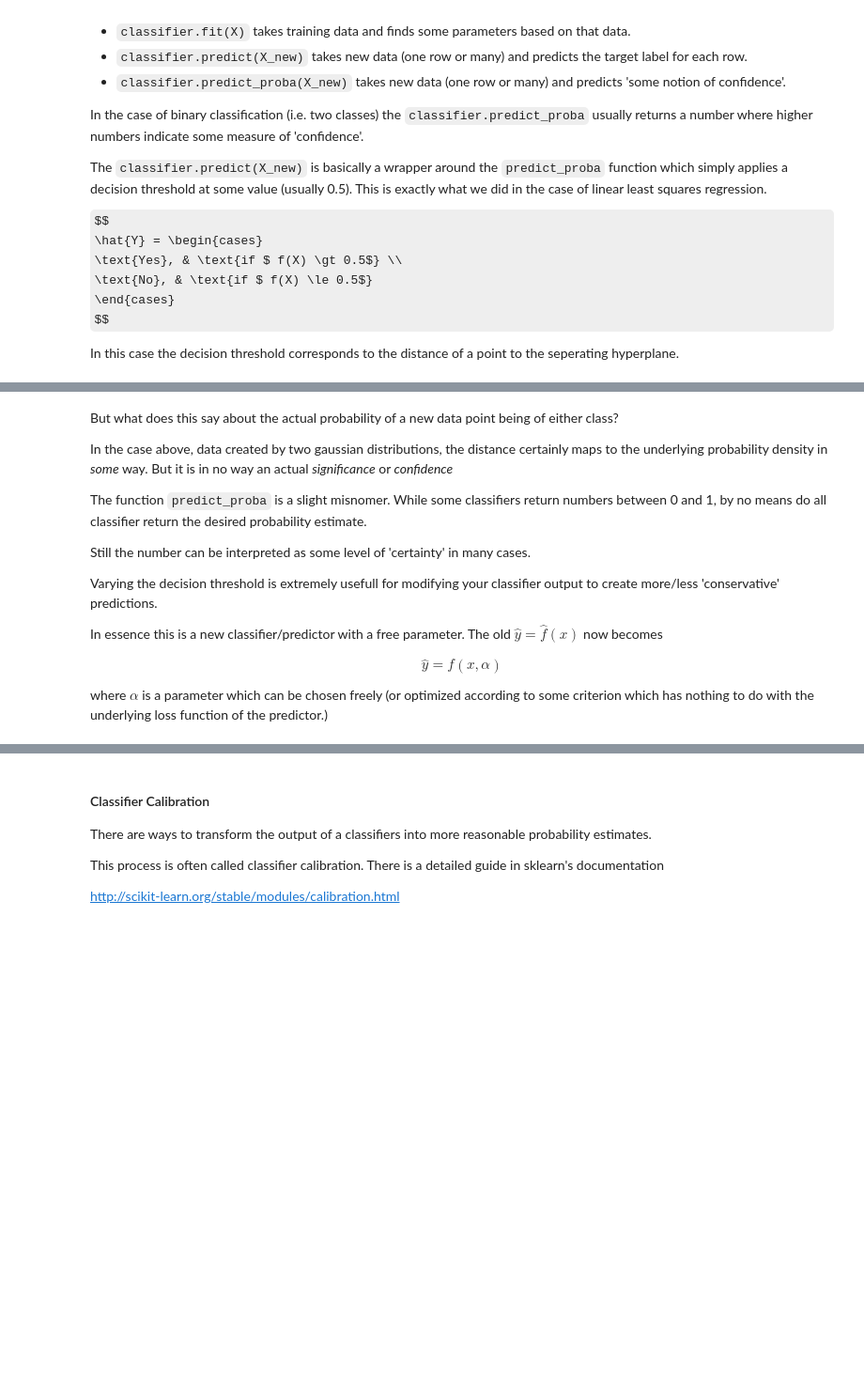
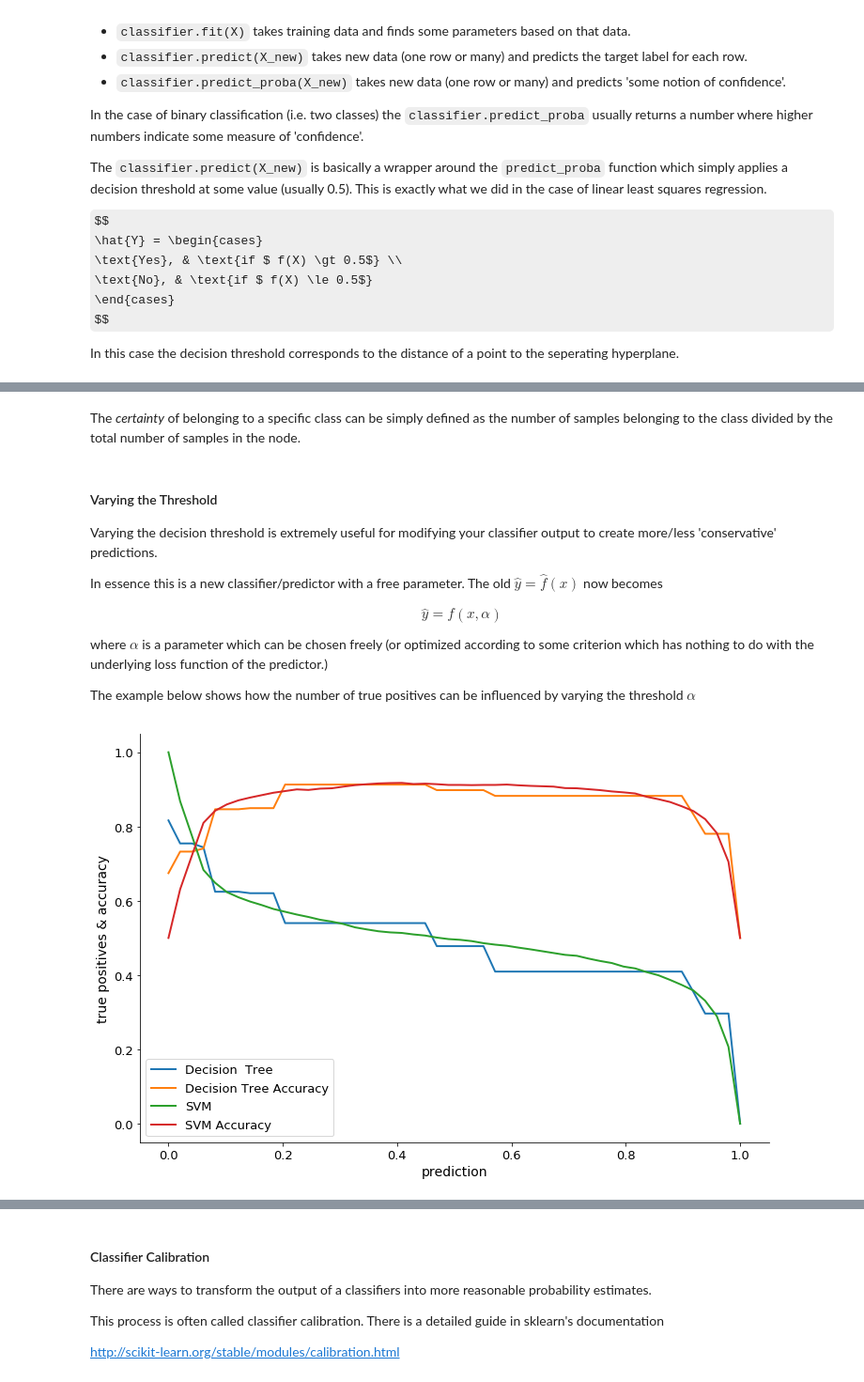
Before and after one commit to kbruegge/machine-learning-lecture, a Jupyter notebook: smd_ml.ipynb, the cells around one changed output, grey strips where cells are left out. Shown at 94% size. Cells and saved outputs as stored; diff of their text form; code cells hidden in the pictures; some formulas as TeX source; blank space fills up the shorter version.

```diff
--- a/smd_ml.ipynb
+++ b/smd_ml.ipynb
@@ -1515,13 +1754,10 @@ In this case the decision threshold corresponds to the distance of a point to th
+# %% [markdown]
+The *certainty* of belonging to a specific class can be simply defined as the number of samples belonging to the class divided by the total number of samples in the node.
 # %% [markdown]
-But what does this say about the actual probability of a new data point being of either class?
+#### Varying the Threshold
 
-In the case above, data created by two gaussian distributions, the distance certainly maps to the underlying probability density in *some* way. But it is in no way an actual *significance* or *confidence*
-
-The function `predict_proba` is a slight misnomer. While some classifiers return numbers between 0 and 1, by no means do all classifier return the desired probability estimate.
-
-Still the number can be interpreted as some level of 'certainty' in many cases.
-
-Varying the decision threshold is extremely usefull for modifying your classifier output to create more/less 'conservative' predictions.
+Varying the decision threshold is extremely useful for modifying your classifier output to create more/less
+'conservative' predictions.
 
 
 In essence this is a new classifier/predictor with a free parameter. The old $\hat{y} = \hat{f}(x)$ now becomes
@@ -1530,7 +1766,46 @@ $$
 \hat{y} = \hat{f}(x, \alpha)
 $$
 
-where $\alpha$ is a parameter which can be chosen freely (or optimized according to some criterion which has nothing to do with the underlying loss function of the predictor.)
+where $\alpha$ is a parameter which can be chosen freely (or optimized according to some criterion which has
+nothing to do with the underlying loss function of the predictor.)
+
+The example below shows how the number of true positives can be influenced by varying the threshold $\alpha$
+# %%
+threshold = np.linspace(0, 1, 50)
+
+N = 2000
+
+X, y = datasets.make_moons(n_samples=N, noise=0.3)
+X_test, y_test = datasets.make_moons(n_samples=N, noise=0.3)
+
+
+clf = DecisionTreeClassifier(max_depth=5, criterion='entropy')
+clf.fit(X, y)
+y_predicted = clf.predict_proba(X_test)[:, 1]
+
+tp = [(y_predicted > t).sum()/N for t in threshold]
+plt.plot(threshold, tp, label='Decision  Tree')
+
+acc =[metrics.accuracy_score(y_test, y_predicted > t) for t in threshold]
+plt.plot(threshold, acc, label='Decision Tree Accuracy', )
+
+
+clf = SVC(probability=True)
+clf.fit(X, y)
+y_predicted = clf.predict_proba(X_test)[:, 1]
+
+tp = [(y_predicted > t).sum()/N for t in threshold]
+plt.plot(threshold, tp, label='SVM')
+
+acc = [metrics.accuracy_score(y_test, y_predicted > t) for t in threshold]
+plt.plot(threshold, acc, label='SVM Accuracy')
+
+plt.legend()
+plt.xlabel('prediction')
+plt.ylabel('true positives & accuracy')
+None
+# %% [output]
+[figure, added]
 # %%
 from sklearn.datasets import make_moons
 
```
Also changed, not shown: parts of 63 cells of this notebook, 1 other file.
